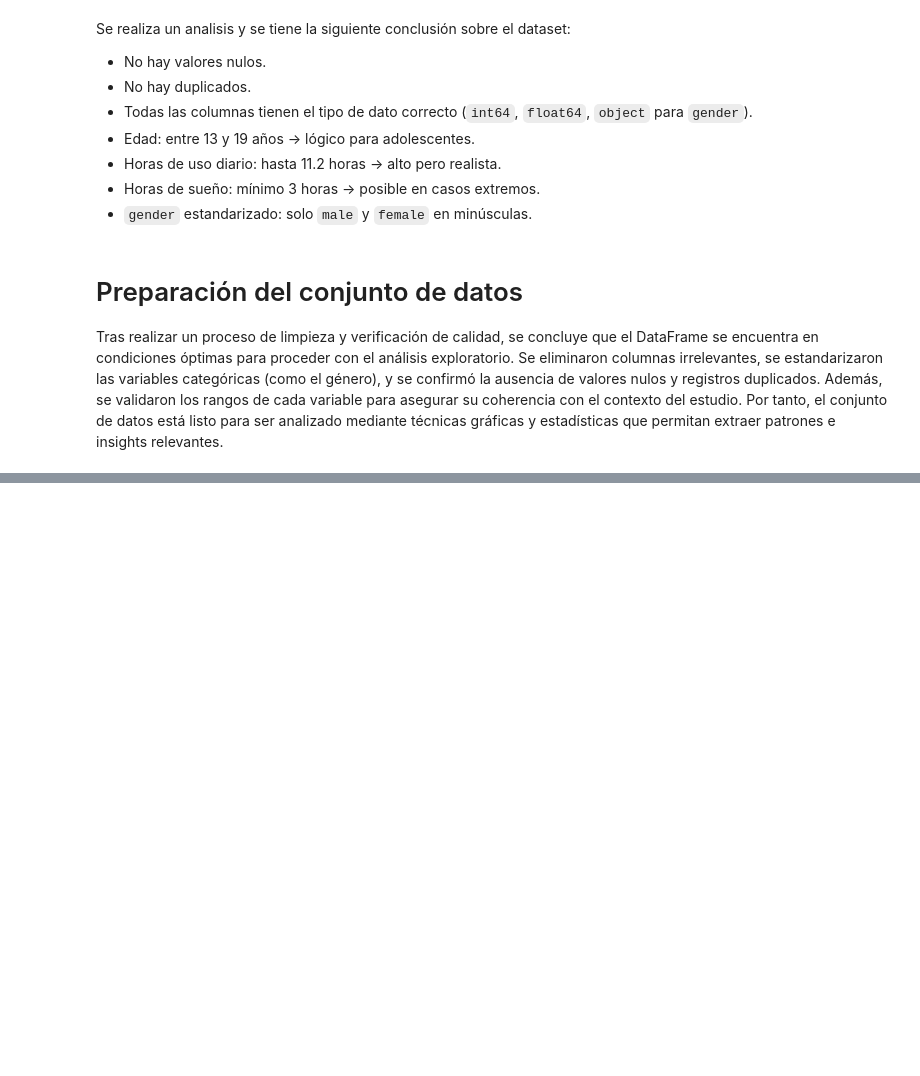
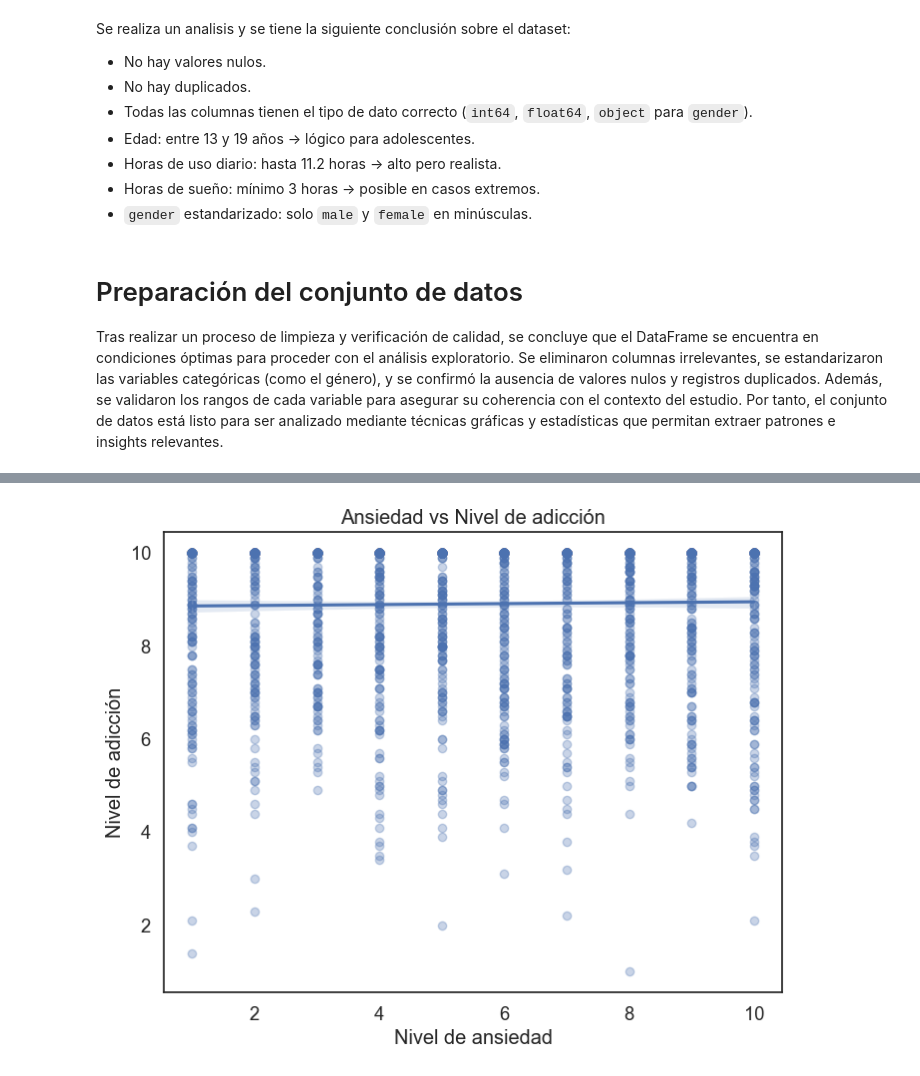
Before and after one commit to Alejomaya1103/Ejercicio-practico-semana-3---Grupo-7, a Jupyter notebook: Ejercicio_practico.ipynb, the cells around one changed output, grey strips where cells are left out. Cells and saved outputs as stored; diff of their text form; code cells hidden in the pictures; blank space fills up the shorter version.

```diff
--- a/Ejercicio_practico.ipynb
+++ b/Ejercicio_practico.ipynb
@@ -172,0 +391,10 @@ Tras realizar un proceso de limpieza y verificación de calidad, se concluye que
+# %%
+# "Ansiedad vs Nivel de adicción".
+plt.figure(figsize=(8,6))
+sns.regplot(data=df, x='anxiety_level', y='addiction_level', scatter_kws={'alpha':0.3})
+plt.title('Ansiedad vs Nivel de adicción')
+plt.xlabel('Nivel de ansiedad')
+plt.ylabel('Nivel de adicción')
+plt.show()
+# %% [output]
+[figure, added]
```
Also changed, not shown: parts of 13 cells of this notebook.
